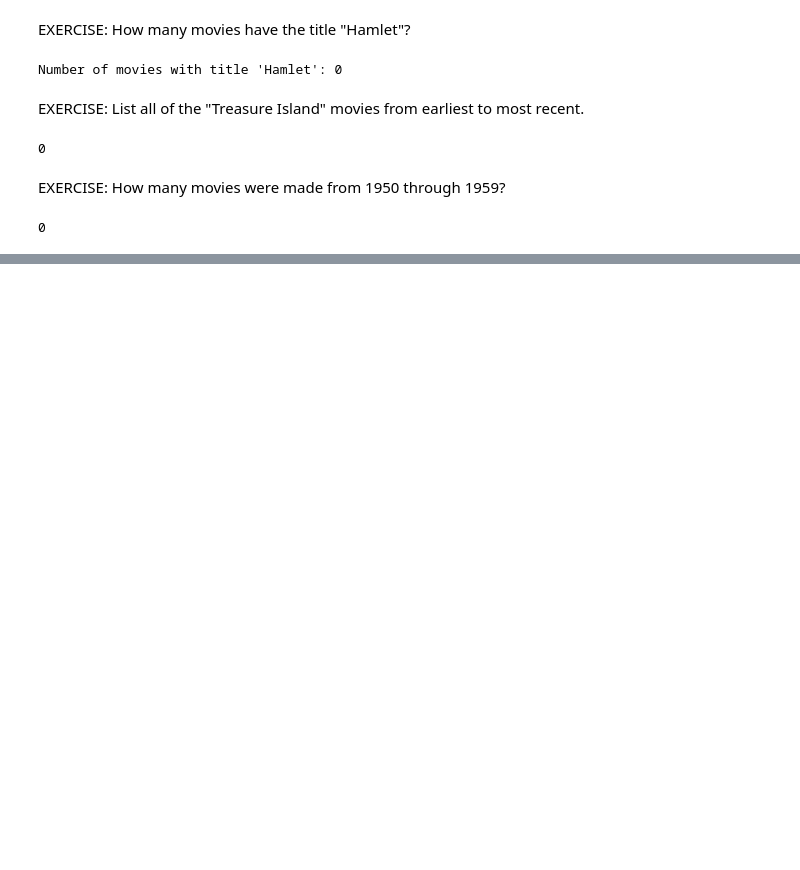
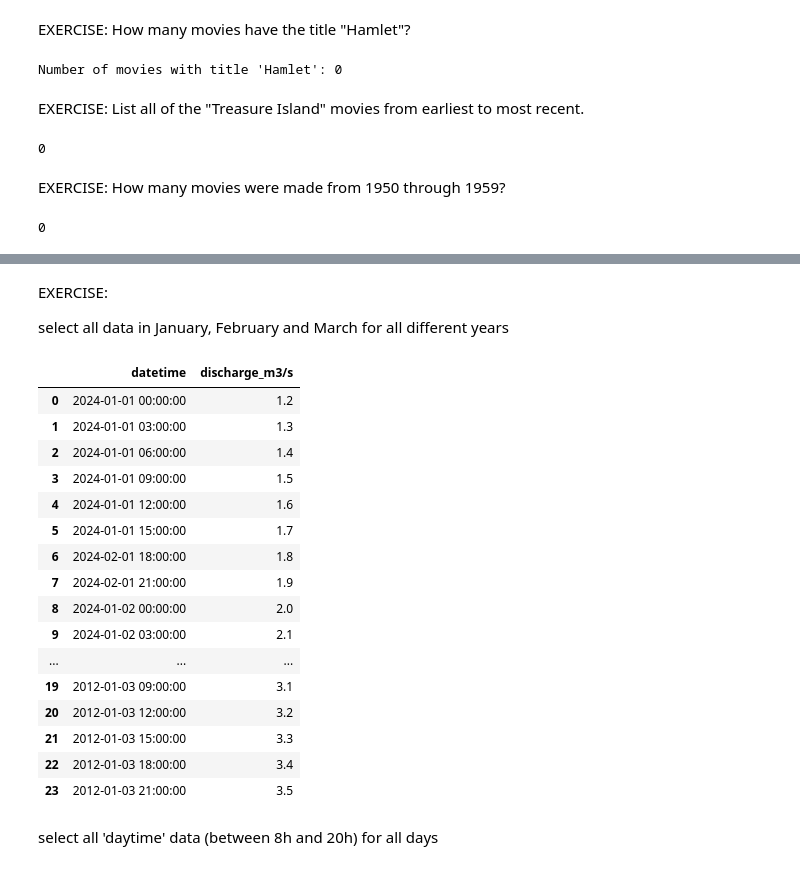
Before and after one commit to Swetha-MLops/PythonTraining, a Jupyter notebook: PANDAS_exercises.ipynb, the cells around one changed output, grey strips where cells are left out. Saved outputs shown, nothing was run; the diff lists cells and outputs as text; code cells hidden in the pictures; blank space fills up the shorter version.

```diff
--- a/PANDAS_exercises.ipynb
+++ b/PANDAS_exercises.ipynb
@@ -486,0 +560,35 @@ print(num_movies_1950s)
+# %% [markdown]
+EXERCISE:
+
+select all data in January, February and March for all different years
+# %%
+import pandas as pd
+df=pd.read_csv('C:/Users/rammo/OneDrive/Desktop/river_discharge_data.csv')
+df
+# make sure your datetime column is in the correct datetime format
+df['datetime'] = pd.to_datetime(df['datetime'], format='%m/%d/%Y %H:%M')
+
+# Filter data for January, February, and March of 2012 and 2024
+s_df = df[((df['datetime'].dt.month.isin([1, 2, 3])) &
+           (df['datetime'].dt.year.isin([2012, 2024])))]
+s_df
+# %% [output]
+|  | datetime | discharge_m3/s |
+| 0 | 2024-01-01 00:00:00 | 1.2 |
+| 1 | 2024-01-01 03:00:00 | 1.3 |
+| 2 | 2024-01-01 06:00:00 | 1.4 |
+| 3 | 2024-01-01 09:00:00 | 1.5 |
+| 4 | 2024-01-01 12:00:00 | 1.6 |
+| 5 | 2024-01-01 15:00:00 | 1.7 |
+| 6 | 2024-02-01 18:00:00 | 1.8 |
+| 7 | 2024-02-01 21:00:00 | 1.9 |
+| 8 | 2024-01-02 00:00:00 | 2.0 |
+| 9 | 2024-01-02 03:00:00 | 2.1 |
+| ... | ... | ... |
+| 19 | 2012-01-03 09:00:00 | 3.1 |
+| 20 | 2012-01-03 12:00:00 | 3.2 |
+| 21 | 2012-01-03 15:00:00 | 3.3 |
+| 22 | 2012-01-03 18:00:00 | 3.4 |
+| 23 | 2012-01-03 21:00:00 | 3.5 |
+# %% [markdown]
+select all 'daytime' data (between 8h and 20h) for all days
```
Also changed, not shown: parts of 15 cells of this notebook, 5 other files.
